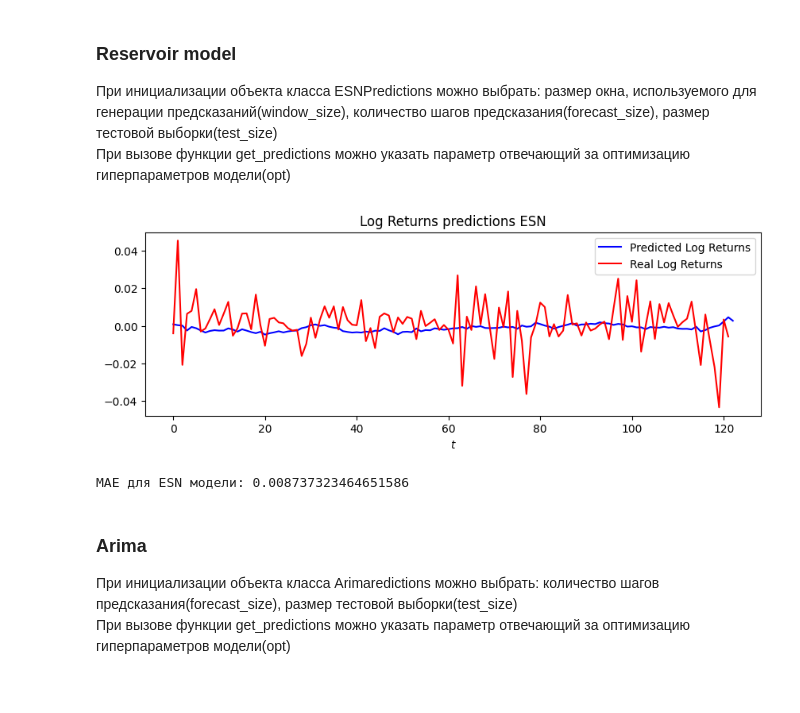
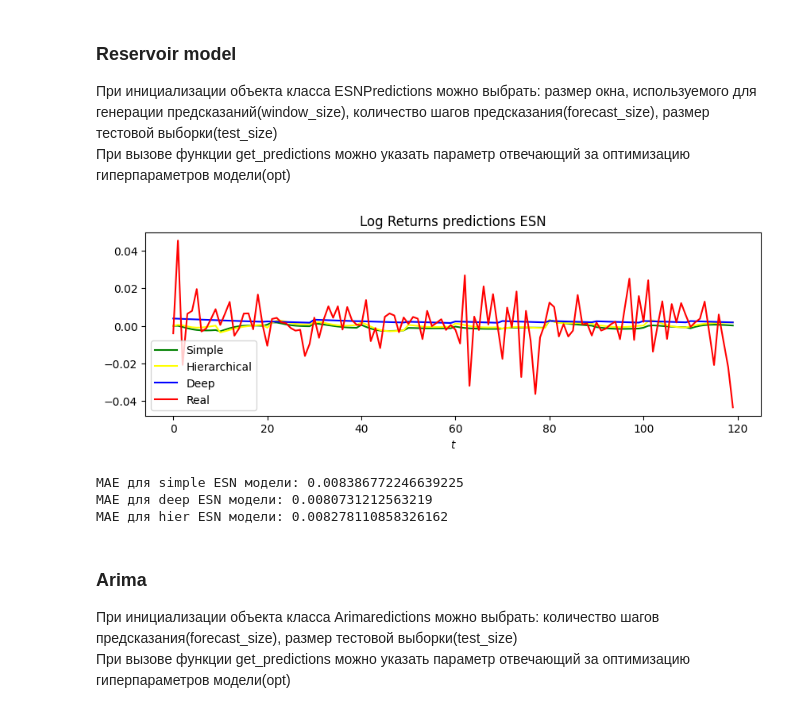
Before and after one commit to alkomarova/ReservoirStocks, a Jupyter notebook: simple_stock_prediction.ipynb, the cells around one changed output. Saved outputs shown, nothing was run; the diff lists cells and outputs as text; code cells hidden in the pictures.

```diff
--- a/simple_stock_prediction.ipynb
+++ b/simple_stock_prediction.ipynb
@@ -55,31 +55,49 @@ Dickey-Fuller test: p=0.000000
 # %%
 %%capture
 from models.esn import ESNPredictions
-from sklearn import metrics
 
-esn_preds = ESNPredictions(data_array, window_size=50, forecast_size=1, test_size=0.1)
-Y_pred = esn_preds.get_predictions(opt=True)
-Y_test = esn_preds.Y_test[:, 0][:len(Y_pred)]
+esn_preds_simple = ESNPredictions(data_array, window_size=50, forecast_size=10, test_size=0.1, model_type='simple')
+Y_pred_simple = esn_preds_simple .get_predictions(opt=False)
+Y_test_simple = esn_preds_simple .Y_test[:, 0][:len(Y_pred_simple)]
+# %%
+%%capture
+
+esn_preds_deep = ESNPredictions(data_array, window_size=50, forecast_size=10, test_size=0.1, model_type='deep')
+Y_pred_deep = esn_preds_deep.get_predictions(opt=True)
+Y_test_deep = esn_preds_deep.Y_test[:, 0][:len(Y_pred_deep)]
+# %%
+%%capture
+
+esn_preds_hier = ESNPredictions(data_array, window_size=50, forecast_size=10, test_size=0.1, model_type='hierarchical')
+Y_pred_hier = esn_preds_hier.get_predictions(opt=False)
+Y_test_hier = esn_preds_hier.Y_test[:, 0][:len(Y_pred_hier)]
 # %%
 import matplotlib.pyplot as plt
 
 plt.figure(figsize=(10, 3))
 plt.title("Log Returns predictions ESN")
 plt.xlabel("$t$")
-#plt.plot(Y_train, label="Predicted stocks", color="red")
-plt.plot(Y_pred, label="Predicted Log Returns", color="blue")
-plt.plot(Y_test, label="Real Log Returns", color="red")
+plt.plot(Y_pred_simple, label="Simple", color="green")
+plt.plot(Y_pred_hier, label="Hierarchical", color="yellow")
+plt.plot(Y_pred_deep, label="Deep", color="blue")
+plt.plot(Y_test_simple, label="Real", color="red")
 plt.legend()
 plt.show()
 # %% [output]
-[figure, old version]
+[figure, new version]
-# %%
-from sklearn import metrics
-
-mae = metrics.mean_absolute_error(Y_test, Y_pred[:len(Y_test)])
-print('MAE для ESN модели:', mae)
-# %% [output]
-MAE для ESN модели: 0.008737323464651586
+# %%
+from sklearn import metrics
+
+mae_simple = metrics.mean_absolute_error(Y_test_simple, Y_pred_simple[:len(Y_test_simple)])
+mae_deep = metrics.mean_absolute_error(Y_test_deep, Y_pred_deep[:len(Y_test_deep)])
+mae_hier = metrics.mean_absolute_error(Y_test_hier, Y_pred_hier[:len(Y_test_hier)])
+print('MAE для simple ESN модели:', mae_simple)
+print('MAE для deep ESN модели:', mae_deep)
+print('MAE для hier ESN модели:', mae_hier)
+# %% [output]
+MAE для simple ESN модели: 0.008386772246639225
+MAE для deep ESN модели: 0.0080731212563219
+MAE для hier ESN модели: 0.008278110858326162
 # %% [markdown]
 ### Arima
 При инициализации объекта класса Arimaredictions можно выбрать: количество шагов предсказания(forecast_size), размер тестовой выборки(test_size) \
```
Also changed, not shown: parts of 8 cells of this notebook.
